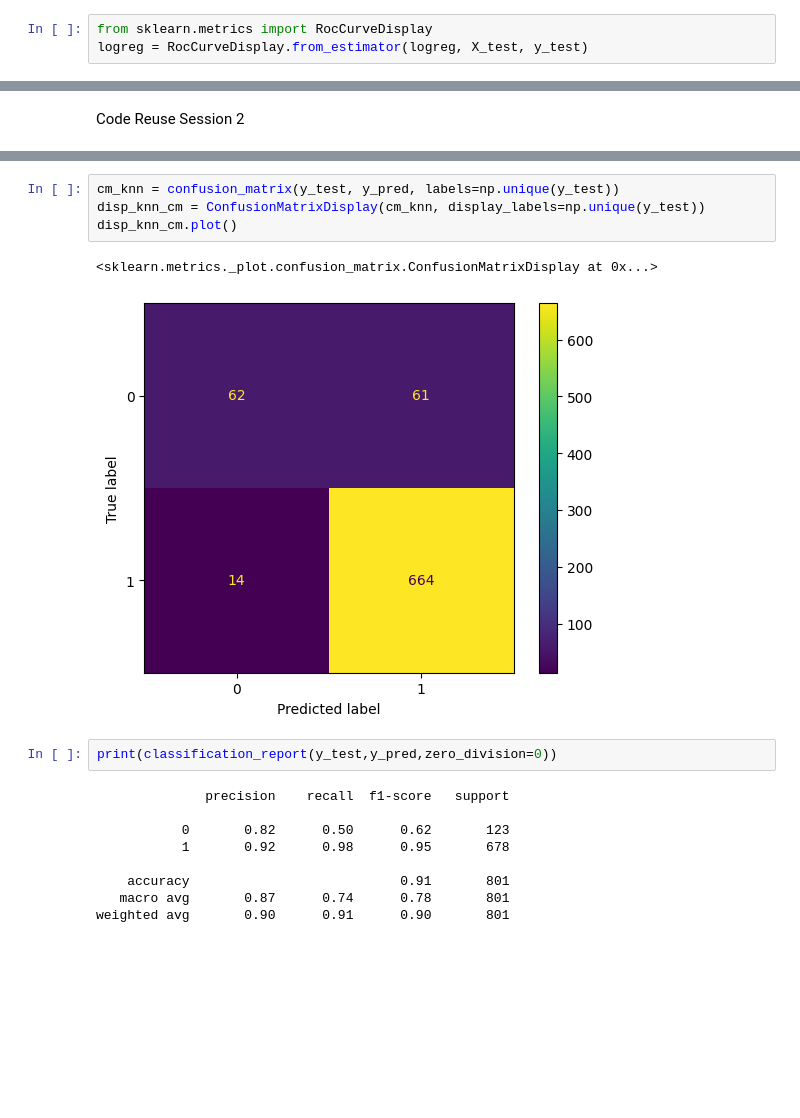
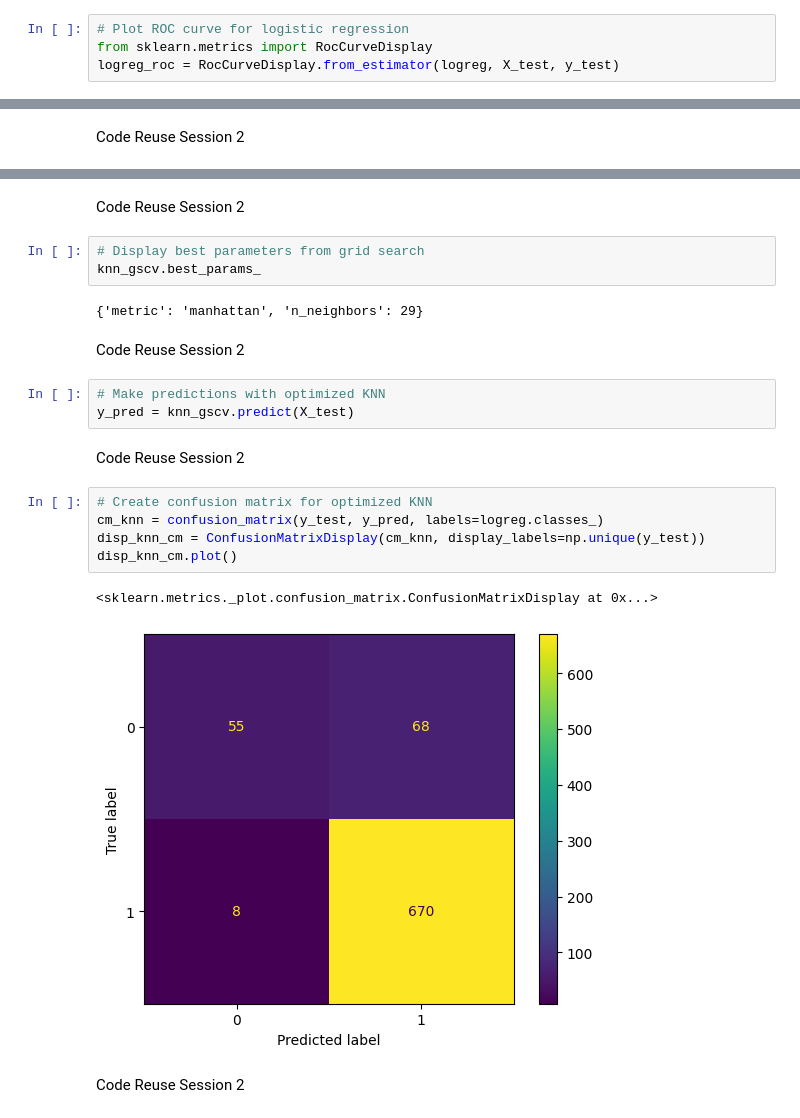
Before and after one commit to edmthinula/IIT_ML_tut, a Jupyter notebook: cw/week8.ipynb, the cells around one changed output, grey strips where cells are left out. Drawn from its saved outputs; the diff is of its cells as text; blank space fills up the shorter version.

```diff
--- a/cw/week8.ipynb
+++ b/cw/week8.ipynb
@@ -147,6 +154,7 @@ weighted avg       0.89      0.89      0.88       801
 # %% [markdown]
 Code Reuse Session 2
 # %%
+# Plot ROC curve for logistic regression
 from sklearn.metrics import RocCurveDisplay
-logreg = RocCurveDisplay.from_estimator(logreg, X_test, y_test)
+logreg_roc = RocCurveDisplay.from_estimator(logreg, X_test, y_test)
 # %% [output]
@@ -191,18 +206,24 @@ y_pred = knn_gscv.predict(X_test)
+# %% [markdown]
+Code Reuse Session 2
+# %%
+# Display best parameters from grid search
+knn_gscv.best_params_
+# %% [output]
+{'metric': 'manhattan', 'n_neighbors': 29}
+# %% [markdown]
+Code Reuse Session 2
+# %%
+# Make predictions with optimized KNN
+y_pred = knn_gscv.predict(X_test)
+# %% [markdown]
+Code Reuse Session 2
 # %%
-cm_knn = confusion_matrix(y_test, y_pred, labels=np.unique(y_test))
+# Create confusion matrix for optimized KNN
+cm_knn = confusion_matrix(y_test, y_pred, labels=logreg.classes_)
 disp_knn_cm = ConfusionMatrixDisplay(cm_knn, display_labels=np.unique(y_test))
 disp_knn_cm.plot()
 # %% [output]
 <sklearn.metrics._plot.confusion_matrix.ConfusionMatrixDisplay at 0x...>
-[figure, old version]
+[figure, new version]
-# %%
-print(classification_report(y_test,y_pred,zero_division=0))
-# %% [output]
-              precision    recall  f1-score   support
-
-           0       0.82      0.50      0.62       123
-           1       0.92      0.98      0.95       678
-
-    accuracy                           0.91       801
-   macro avg       0.87      0.74      0.78       801
-weighted avg       0.90      0.91      0.90       801
+# %% [markdown]
+Code Reuse Session 2
```
Also changed, not shown: parts of 40 cells of this notebook.
